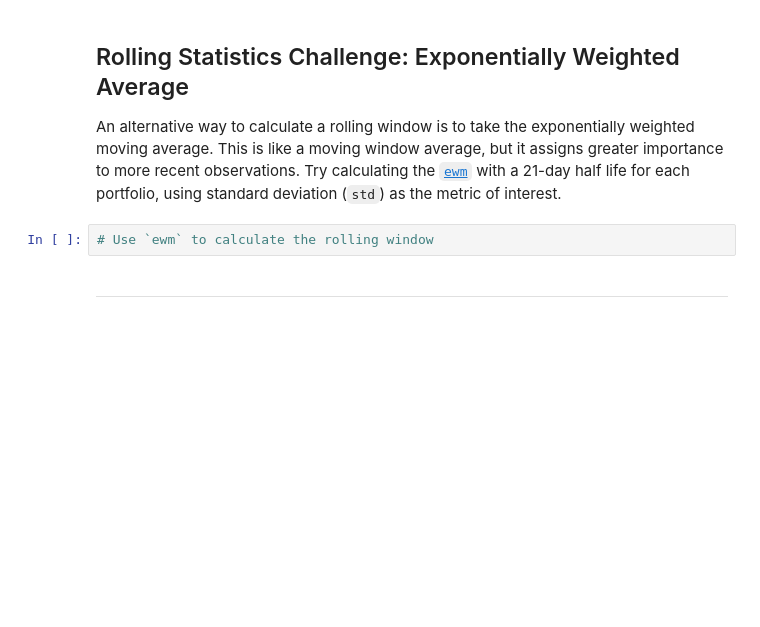
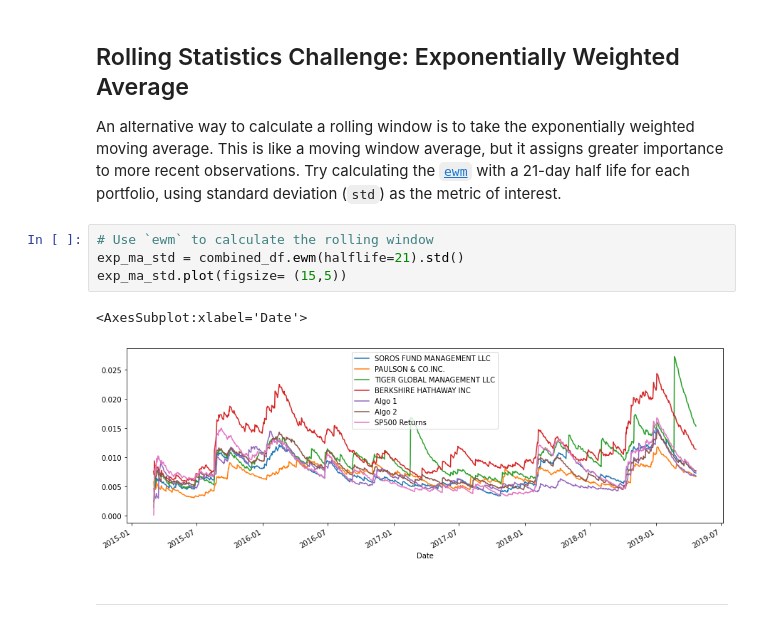
Before and after one commit to jdonnelly0804/Module-4-Challenge, a Jupyter notebook: whale_analysis.ipynb, the cells around one changed output. Cells and saved outputs as stored; diff of their text form; blank space fills up the shorter version.

```diff
--- a/whale_analysis.ipynb
+++ b/whale_analysis.ipynb
@@ -255,6 +273,11 @@ Risk changes over time. Analyze the rolling statistics for Risk and Beta.
 An alternative way to calculate a rolling window is to take the exponentially weighted moving average. This is like a moving window average, but it assigns greater importance to more recent observations. Try calculating the [`ewm`](https://pandas.pydata.org/pandas-docs/stable/reference/api/pandas.DataFrame.ewm.html) with a 21-day half life for each portfolio, using standard deviation (`std`) as the metric of interest.
 # %%
 # Use `ewm` to calculate the rolling window
+exp_ma_std = combined_df.ewm(halflife=21).std()
+exp_ma_std.plot(figsize= (15,5))
+# %% [output]
+<AxesSubplot:xlabel='Date'>
+[figure, added]
 # %% [markdown]
 ---
 # %% [markdown]
```
Also changed, not shown: parts of 3 cells of this notebook.
